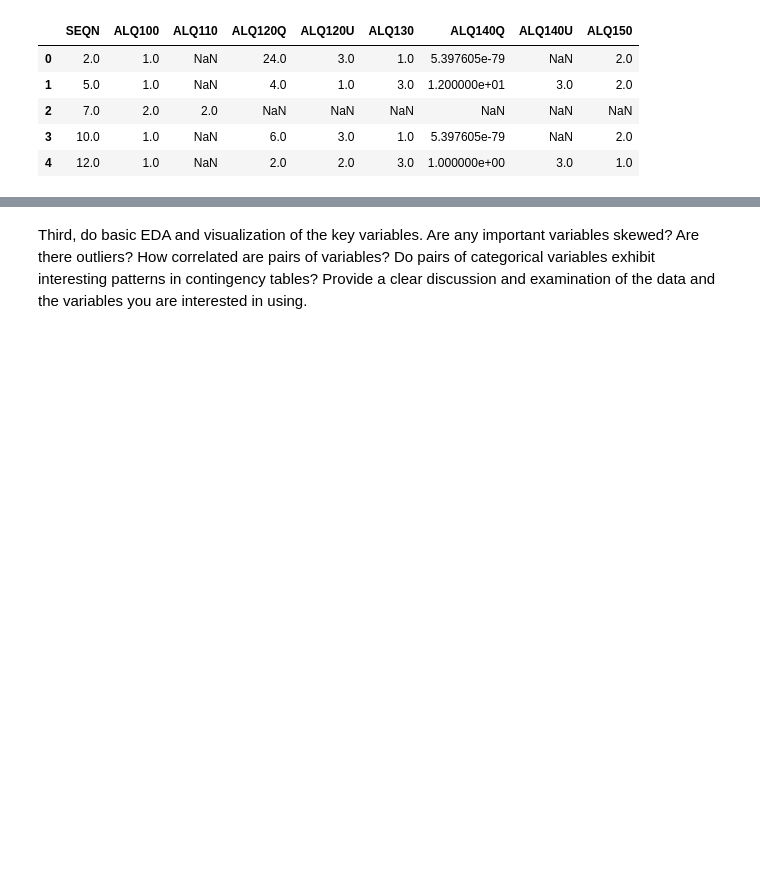
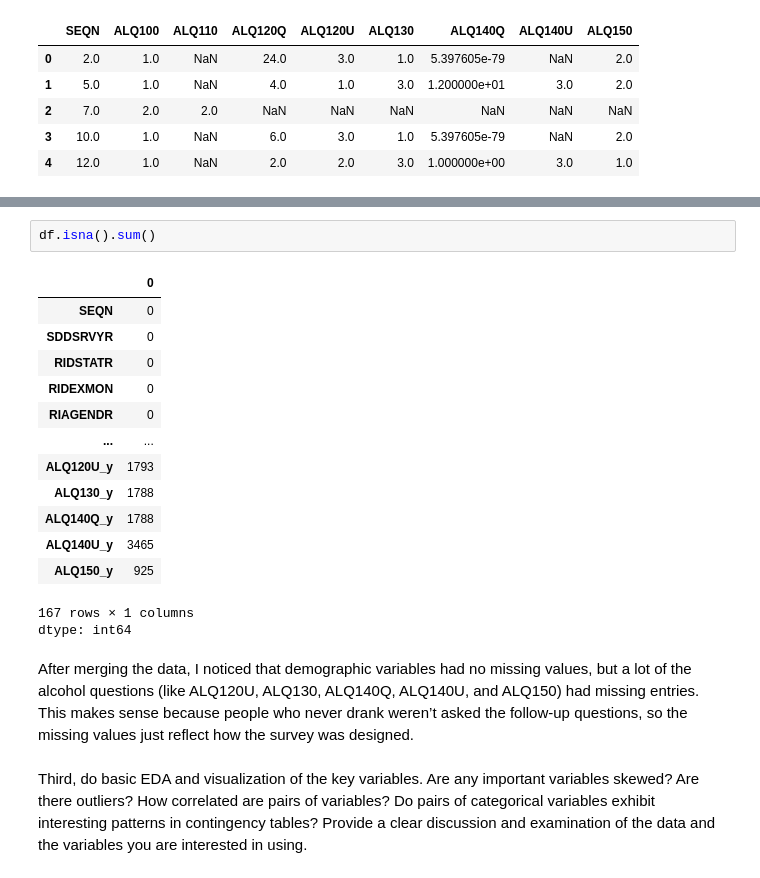
Before and after one commit to clairicelou/project_1_bsds, a Jupyter notebook: Project1_DS3021.ipynb, the cells around one changed output, grey strips where cells are left out. Saved outputs shown, nothing was run; the diff lists cells and outputs as text; blank space fills up the shorter version.

```diff
--- a/Project1_DS3021.ipynb
+++ b/Project1_DS3021.ipynb
@@ -86,3 +107,22 @@ alq.head()
+# %%
+df.isna().sum()
+# %% [output]
+|  | 0 |
+| SEQN | 0 |
+| SDDSRVYR | 0 |
+| RIDSTATR | 0 |
+| RIDEXMON | 0 |
+| RIAGENDR | 0 |
+| ... | ... |
+| ALQ120U_y | 1793 |
+| ALQ130_y | 1788 |
+| ALQ140Q_y | 1788 |
+| ALQ140U_y | 3465 |
+| ALQ150_y | 925 |
+167 rows × 1 columns
+dtype: int64
+# %% [markdown]
+After merging the data, I noticed that demographic variables had no missing values, but a lot of the alcohol questions (like ALQ120U, ALQ130, ALQ140Q, ALQ140U, and ALQ150) had missing entries. This makes sense because people who never drank weren’t asked the follow-up questions, so the missing values just reflect how the survey was designed.
 # %% [markdown]
 Third, do basic EDA and visualization of the key variables. Are any important variables skewed? Are there outliers? How correlated are pairs of variables? Do pairs of categorical variables exhibit interesting patterns in contingency tables? Provide a clear discussion and examination of the data and the variables you are interested in using.
 # %% [markdown]
```
Also changed, not shown: parts of 2 cells of this notebook.
